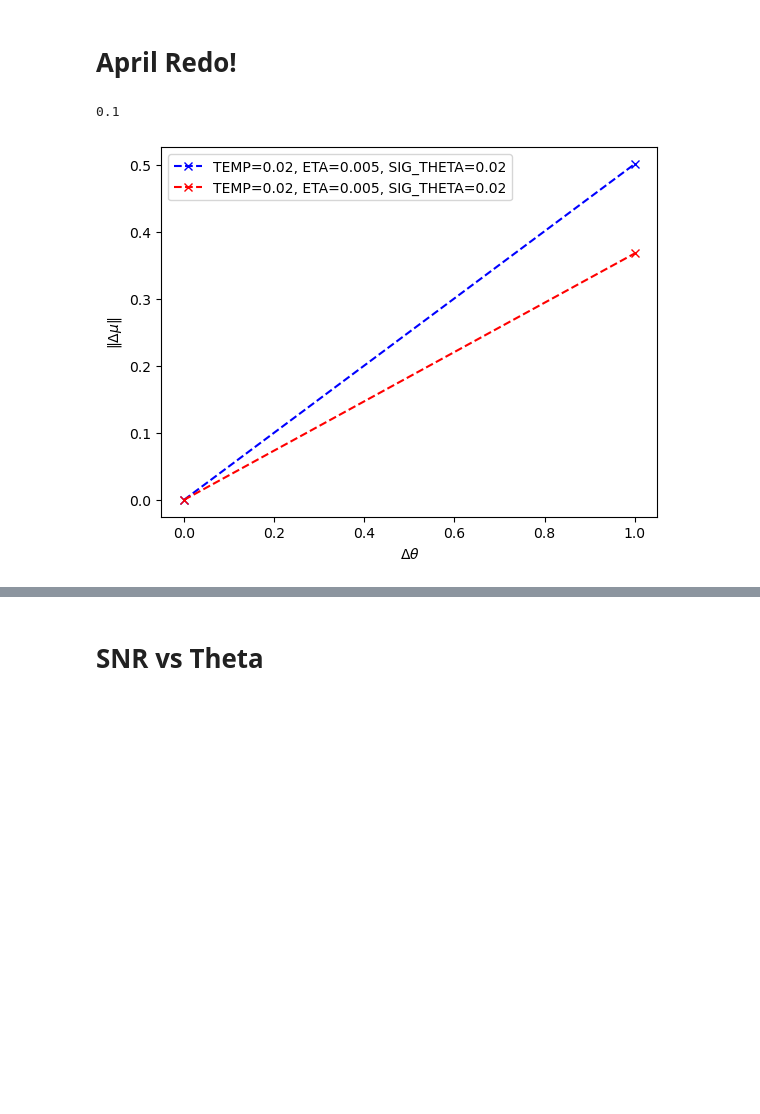
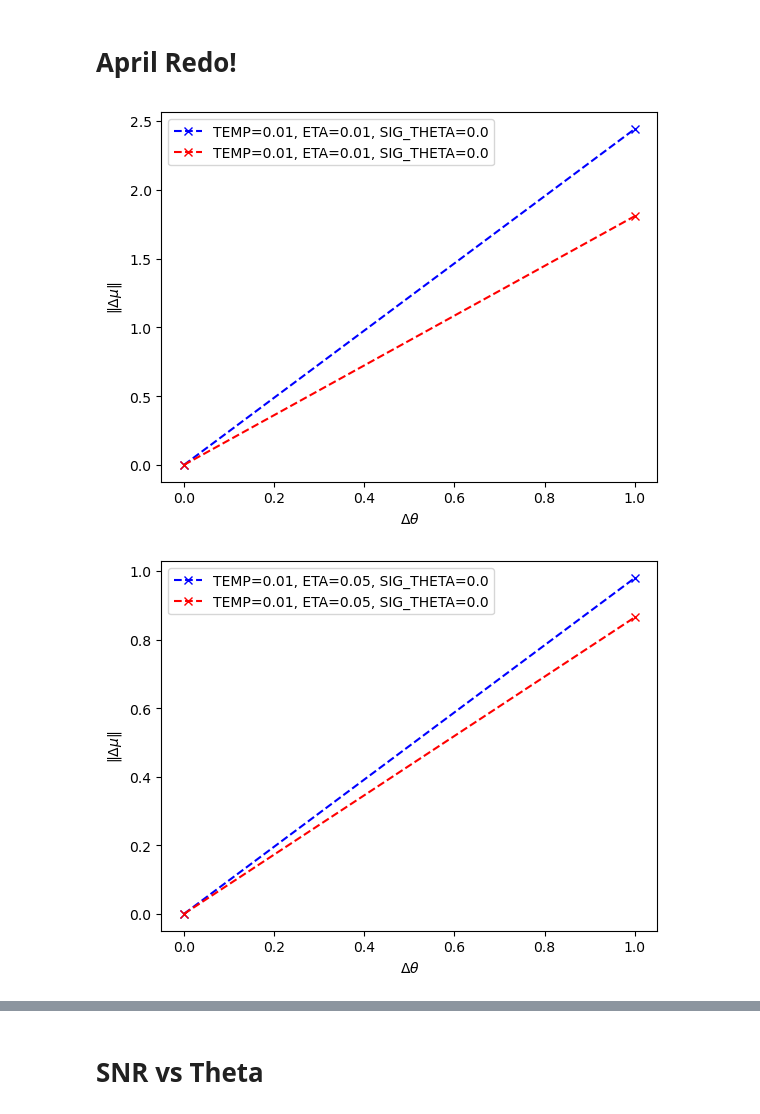
Before and after one commit to scastedo/continuous_attractor_project, a Jupyter notebook: data_analysis_new.ipynb, the cells around one changed output, grey strips where cells are left out. Cells and saved outputs as stored; diff of their text form; code cells hidden in the pictures; blank space fills up the shorter version.

```diff
--- a/data_analysis_new.ipynb
+++ b/data_analysis_new.ipynb
@@ -673,36 +673,33 @@ print(np.sum(ctr_curve["mean"])/np.sum(fr_curve["mean"]))
 # %% [markdown]
 # April Redo!
-# %%
-ACTIVE_FRACTION_VALUES[0]
-# %% [output]
-0.1
 # %%
 #Plotting \Delta mu norm for different delta theta values
 for ETA in ETA_VALUES:
     for TEMP in TEMP_VALUES:
         for SIG_THETA in SIG_THETA_VALUES:
             DIR1 = 0.5
             DMU_FR = []
             DMU_CTR = []
             for DIR2 in IDIR_VALUES:
                 #For CTR
                 MU1  = tensors[1,1,TEMP,ETA,SIG_THETA,RECURRENT_WIDTH_VALUES[0],ACTIVE_FRACTION_VALUES[0]][:,:,0, IDIR_VALUES.index(DIR1)].mean(axis=1)
                 MU2 = tensors[1,1,TEMP,ETA,SIG_THETA,RECURRENT_WIDTH_VALUES[0],ACTIVE_FRACTION_VALUES[0]][:,:,0, IDIR_VALUES.index(DIR2)].mean(axis=1)
                 DMU_CTR.append(np.linalg.norm(MU1 - MU2))
                 #For FR
-                MU1  = tensors[0.64,1.27,TEMP,ETA,SIG_THETA,RECURRENT_WIDTH_VALUES[0],ACTIVE_FRACTION_VALUES[1]][:,:,0, IDIR_VALUES.index(DIR1)].mean(axis=1)
-                MU2 = tensors[0.64,1.27,TEMP,ETA,SIG_THETA,RECURRENT_WIDTH_VALUES[0],ACTIVE_FRACTION_VALUES[1]][:,:,0, IDIR_VALUES.index(DIR2)].mean(axis=1)
+                MU1  = tensors[0.71,1.22,TEMP,ETA,SIG_THETA,RECURRENT_WIDTH_VALUES[0],ACTIVE_FRACTION_VALUES[1]][:,:,0, IDIR_VALUES.index(DIR1)].mean(axis=1)
+                MU2 = tensors[0.71,1.22,TEMP,ETA,SIG_THETA,RECURRENT_WIDTH_VALUES[0],ACTIVE_FRACTION_VALUES[1]][:,:,0, IDIR_VALUES.index(DIR2)].mean(axis=1)
                 DMU_FR.append(np.linalg.norm(MU1 - MU2))
             plt.plot(np.array(DMU_CTR), 'x--',color = 'blue',label=f"TEMP={TEMP}, ETA={ETA}, SIG_THETA={SIG_THETA}")
             plt.plot(np.array(DMU_FR), 'x--',color = 'red',label=f"TEMP={TEMP}, ETA={ETA}, SIG_THETA={SIG_THETA}")
             plt.legend()
             plt.xlabel(r"$\Delta \theta$")
             plt.ylabel(r"$\|\Delta \mu\|$")
             plt.show()
 # plt.axhline(y=1, color='gray', linestyle='--', lw=0.8)
 # plt.legend()
 # plt.xlabel(r"$\Delta \theta$")
 # plt.ylabel(r"$\|\Delta \mu\|$ CTR/FR")
 #             # plt.plot(DTHETA, DMU_FR, 's--',label=f"TEMP={TEMP}, ETA={ETA}, SIG_THETA={SIG_THETA}")
 # %% [output]
-[figure, old version]
+[figure, new version]
+[figure, added]
```
Also changed, not shown: parts of 4 cells of this notebook, 3 other files.
